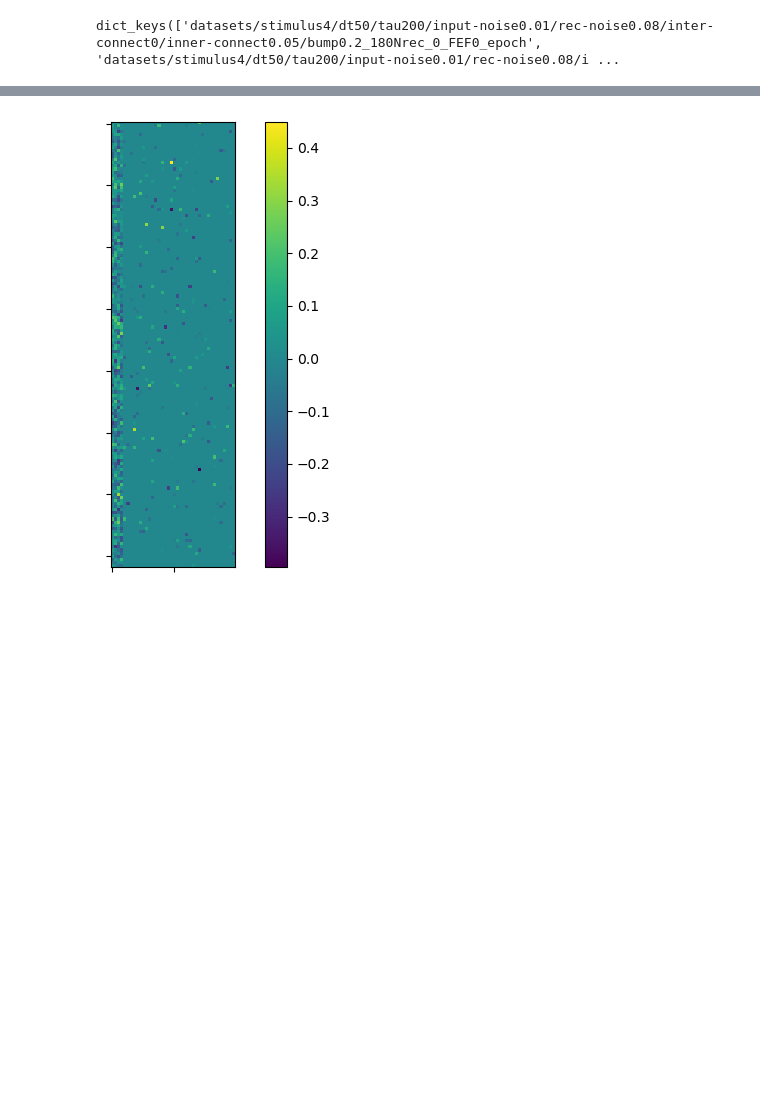
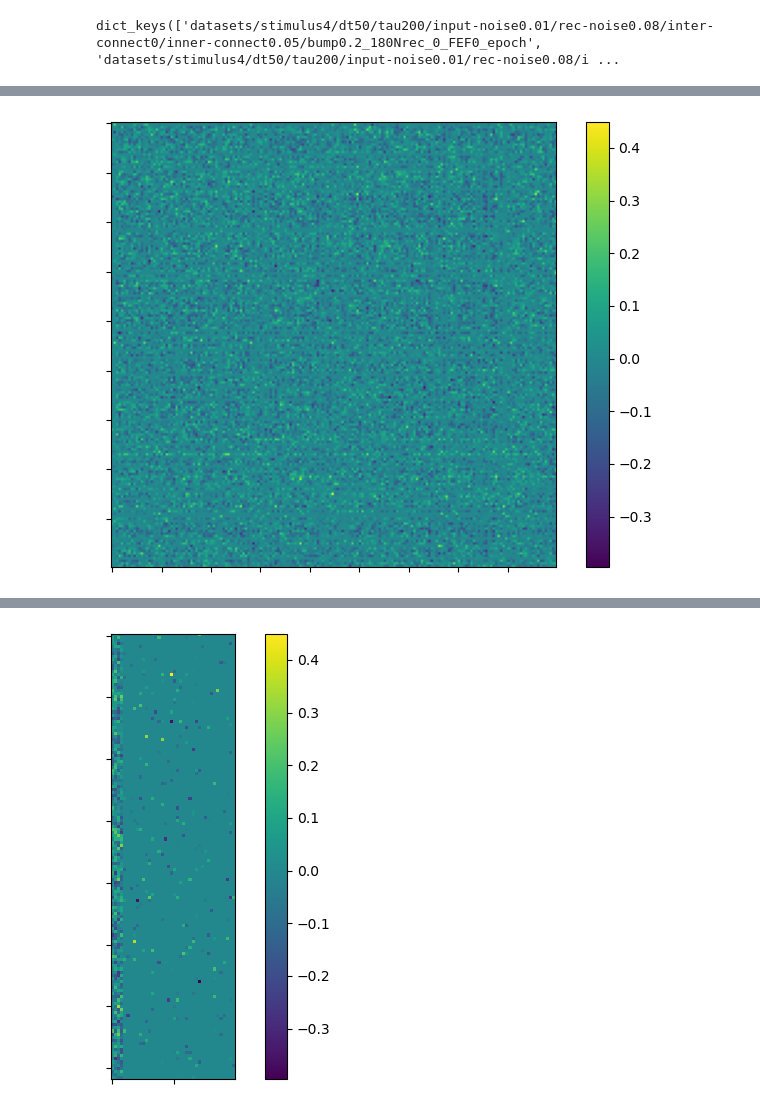
Before and after one commit to esigalas/MixedConnectivityModels, a Jupyter notebook: FEF-Mixed_Region_Models_Set_and_Train.ipynb, the cells around one changed output, grey strips where cells are left out. Cells and saved outputs as stored; diff of their text form; code cells hidden in the pictures; blank space fills up the shorter version.

```diff
--- a/FEF-Mixed_Region_Models_Set_and_Train.ipynb
+++ b/FEF-Mixed_Region_Models_Set_and_Train.ipynb
@@ -455,0 +556,11 @@ ww = dataset_weights['datasets/stimulus4/dt50/tau200/input-noise0.01/rec-noise0.
+# %%
+plt.imshow(full_weight_matrix)
+plt.yticks(np.arange(0,180,20),[])
+plt.xticks(np.arange(0,180,20),[])
+plt.tight_layout()
+plt.colorbar()
+# plt.savefig('eps_images-new/'+'W_recurrent_weights_20%model.pdf',format='pdf')
+
+plt.show()
+# %% [output]
+[figure, added]
```
Also changed, not shown: parts of 12 cells of this notebook.
